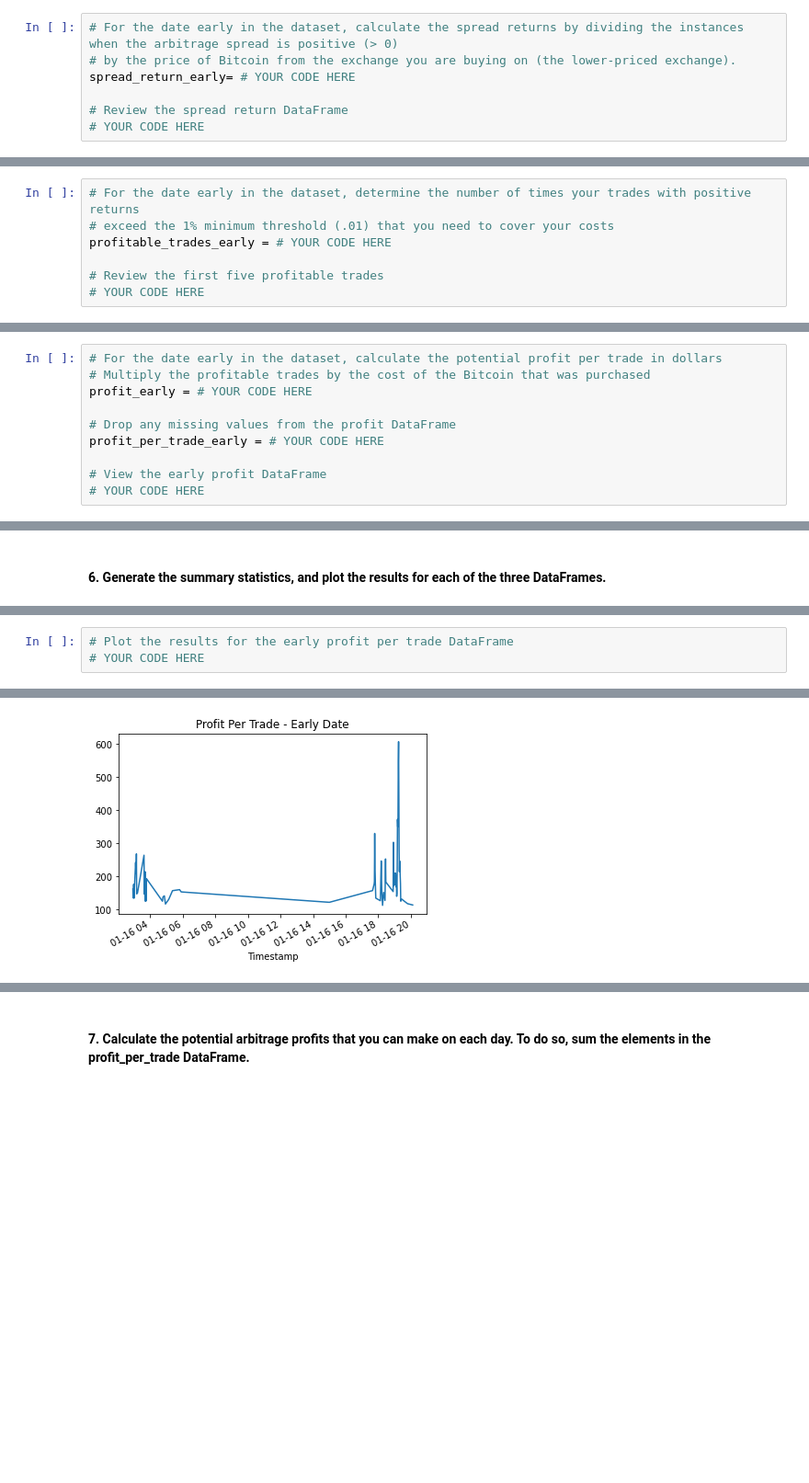
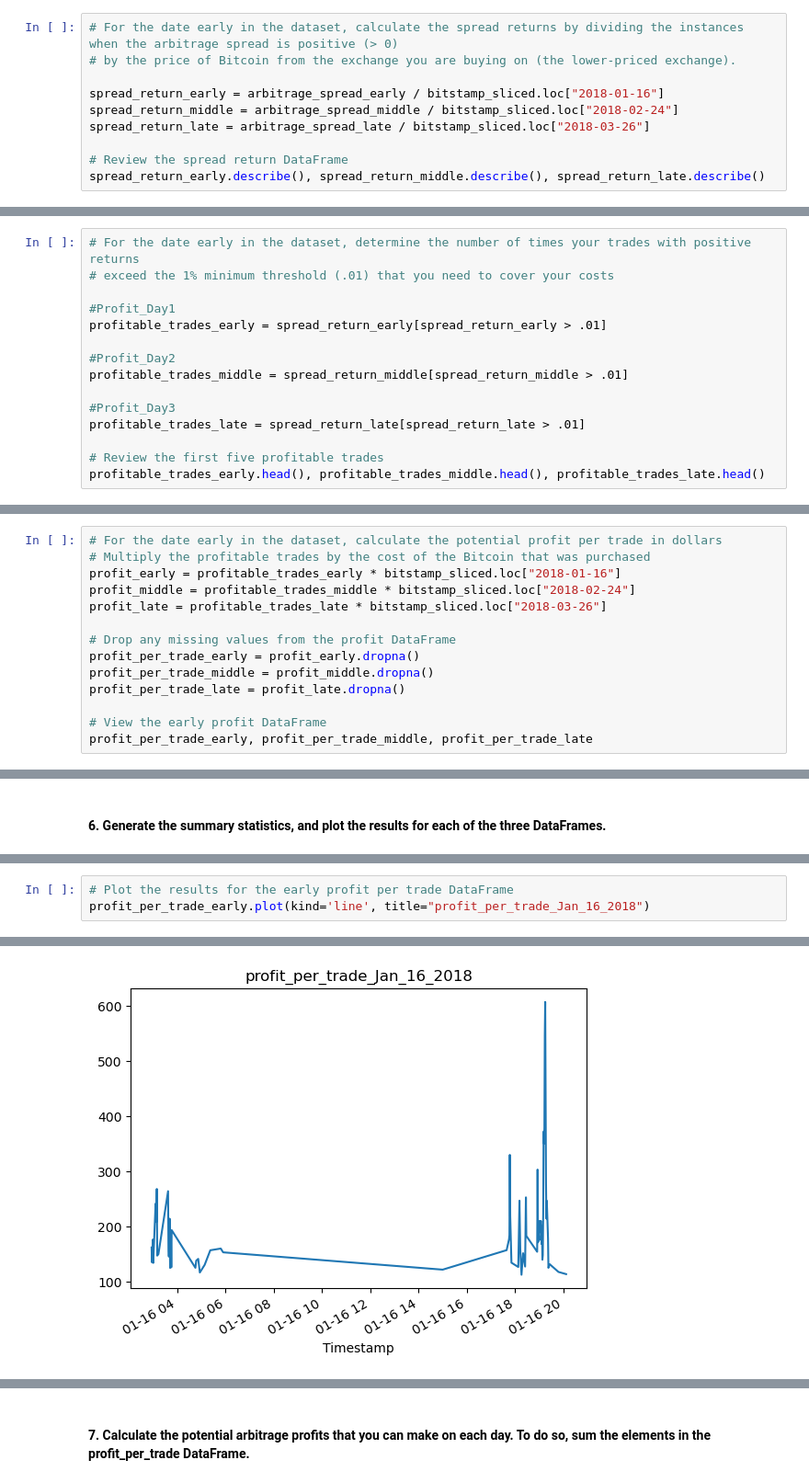
Before and after one commit to nielsdehaan1977/Fintech_Module3, a Jupyter notebook: crypto_arbitrage.ipynb, the cells around one changed output, grey strips where cells are left out. Shown at 92% size. Saved outputs shown, nothing was run; the diff lists cells and outputs as text; blank space fills up the shorter version.

```diff
--- a/crypto_arbitrage.ipynb
+++ b/crypto_arbitrage.ipynb
@@ -479,8 +480,11 @@ spread_return_early.describe(), spread_return_middle.describe(), spread_return_l
 # %%
 # For the date early in the dataset, calculate the spread returns by dividing the instances when the arbitrage spread is positive (> 0)
 # by the price of Bitcoin from the exchange you are buying on (the lower-priced exchange).
-spread_return_early= # YOUR CODE HERE
+
+spread_return_early = arbitrage_spread_early / bitstamp_sliced.loc["2018-01-16"]
+spread_return_middle = arbitrage_spread_middle / bitstamp_sliced.loc["2018-02-24"]
+spread_return_late = arbitrage_spread_late / bitstamp_sliced.loc["2018-03-26"]
 
 # Review the spread return DataFrame
-# YOUR CODE HERE
+spread_return_early.describe(), spread_return_middle.describe(), spread_return_late.describe()
 # %% [output]
@@ -496,8 +510,16 @@ Name: Close, dtype: float64
 # %%
 # For the date early in the dataset, determine the number of times your trades with positive returns
 # exceed the 1% minimum threshold (.01) that you need to cover your costs
-profitable_trades_early = # YOUR CODE HERE
+
+#Profit_Day1
+profitable_trades_early = spread_return_early[spread_return_early > .01]
+
+#Profit_Day2
+profitable_trades_middle = spread_return_middle[spread_return_middle > .01]
+
+#Profit_Day3
+profitable_trades_late = spread_return_late[spread_return_late > .01]
 
 # Review the first five profitable trades
-# YOUR CODE HERE
+profitable_trades_early.head(), profitable_trades_middle.head(), profitable_trades_late.head()
 # %% [output]
@@ -529,11 +572,15 @@ Name: Close, dtype: float64
 # %%
 # For the date early in the dataset, calculate the potential profit per trade in dollars
 # Multiply the profitable trades by the cost of the Bitcoin that was purchased
-profit_early = # YOUR CODE HERE
+profit_early = profitable_trades_early * bitstamp_sliced.loc["2018-01-16"]
+profit_middle = profitable_trades_middle * bitstamp_sliced.loc["2018-02-24"]
+profit_late = profitable_trades_late * bitstamp_sliced.loc["2018-03-26"]
 
 # Drop any missing values from the profit DataFrame
-profit_per_trade_early = # YOUR CODE HERE
+profit_per_trade_early = profit_early.dropna()
+profit_per_trade_middle = profit_middle.dropna()
+profit_per_trade_late = profit_late.dropna()
 
 # View the early profit DataFrame
-# YOUR CODE HERE
+profit_per_trade_early, profit_per_trade_middle, profit_per_trade_late
 # %% [output]
@@ -568,4 +629,4 @@ Name: Close, dtype: float64
 # %%
 # Plot the results for the early profit per trade DataFrame
-# YOUR CODE HERE
+profit_per_trade_early.plot(kind='line', title="profit_per_trade_Jan_16_2018")
 # %% [output]
@@ -573 +634 @@ Name: Close, dtype: float64
-[figure, old version]
+[figure, new version]
```
Also changed, not shown: parts of 31 cells of this notebook.
